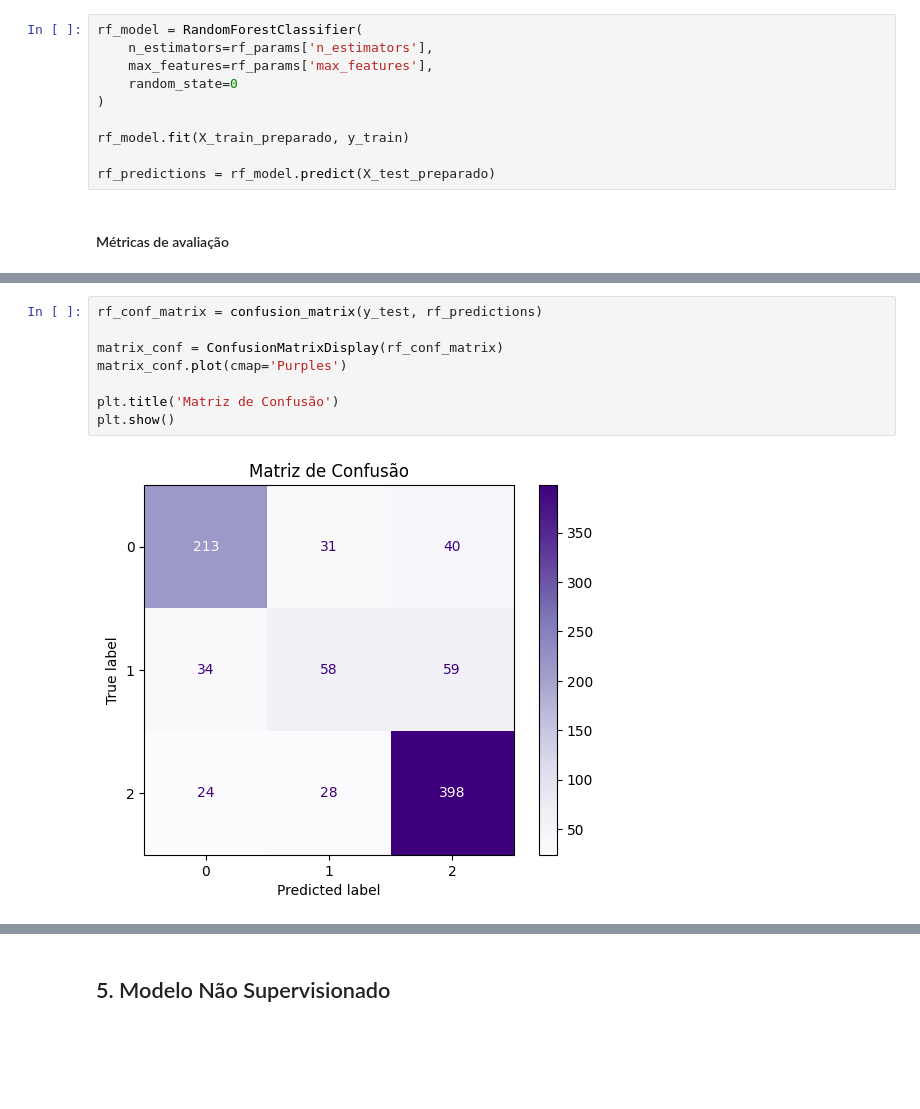
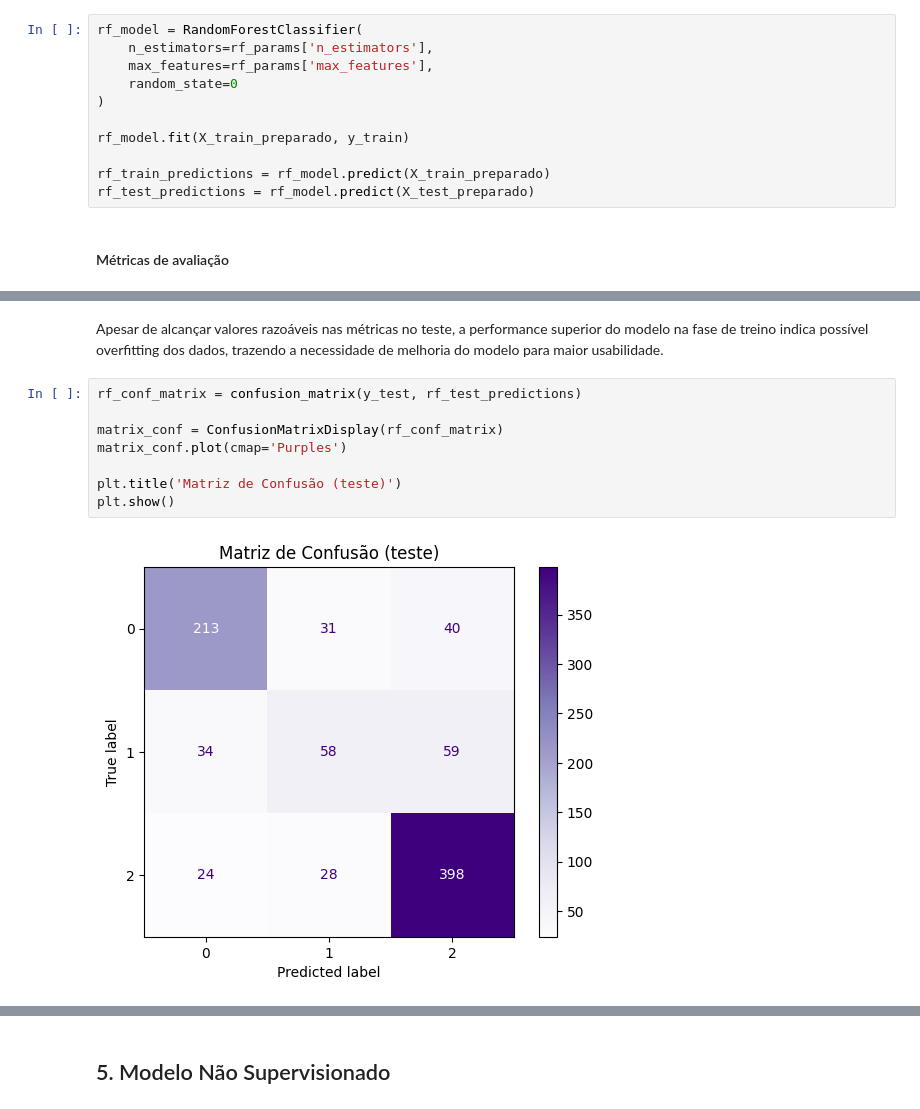
Before and after one commit to PurpleLobster31/ada-machinelearning2, a Jupyter notebook: notebooks/project.ipynb, the cells around one changed output, grey strips where cells are left out. Cells and saved outputs as stored; diff of their text form; blank space fills up the shorter version.

```diff
--- a/notebooks/project.ipynb
+++ b/notebooks/project.ipynb
@@ -473,6 +492,7 @@ rf_model = RandomForestClassifier(
 
 rf_model.fit(X_train_preparado, y_train)
 
-rf_predictions = rf_model.predict(X_test_preparado)
+rf_train_predictions = rf_model.predict(X_train_preparado)
+rf_test_predictions = rf_model.predict(X_test_preparado)
 # %% [markdown]
 #### Métricas de avaliação
@@ -495,11 +525,13 @@ F1 Score para a SVM: 0.75
+# %% [markdown]
+Apesar de alcançar valores razoáveis nas métricas no teste, a performance superior do modelo na fase de treino indica possível overfitting dos dados, trazendo a necessidade de melhoria do modelo para maior usabilidade.
 # %%
-rf_conf_matrix = confusion_matrix(y_test, rf_predictions)
+rf_conf_matrix = confusion_matrix(y_test, rf_test_predictions)
 
 matrix_conf = ConfusionMatrixDisplay(rf_conf_matrix)
 matrix_conf.plot(cmap='Purples')
 
-plt.title('Matriz de Confusão')
+plt.title('Matriz de Confusão (teste)')
 plt.show()
 # %% [output]
-[figure, old version]
+[figure, new version]
 # %%
```
Also changed, not shown: parts of 25 cells of this notebook.
